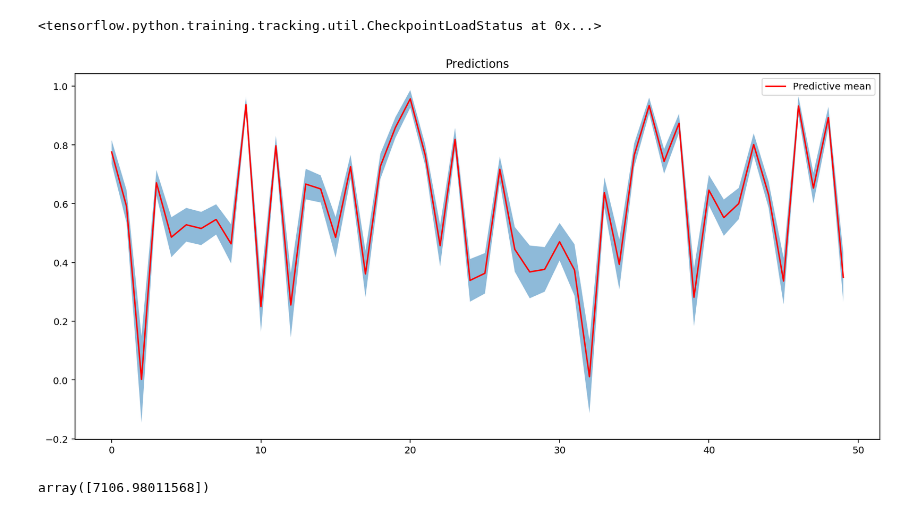
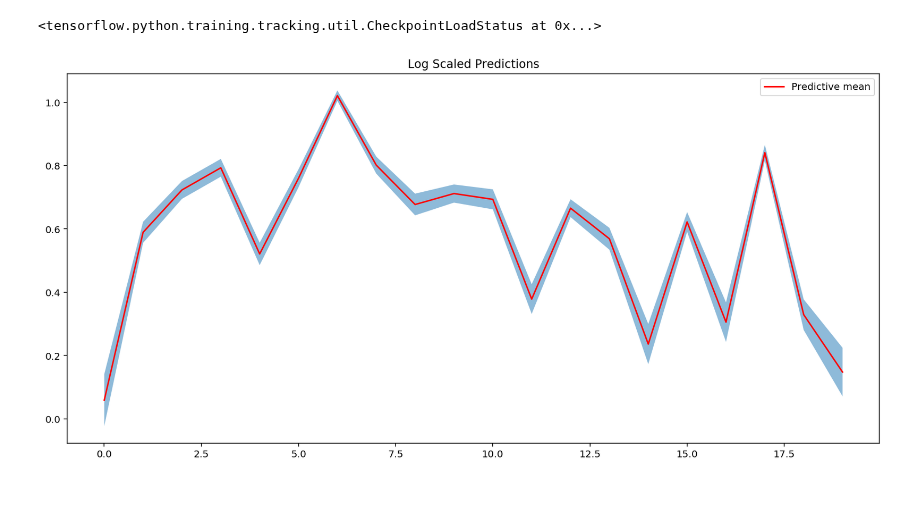
Before and after one commit to eric220/Grail, a Jupyter notebook: holy_grail_model.ipynb, the cells around one changed output. Saved outputs shown, nothing was run; the diff lists cells and outputs as text; code cells hidden in the pictures.

```diff
--- a/holy_grail_model.ipynb
+++ b/holy_grail_model.ipynb
@@ -75,7 +75,7 @@ def prior_trainable(kernel_size, bias_size=0, dtype=None):
 # %%
 df, scaler, continuous_cols = utils.xform_data(pd.read_csv('task.csv'))
 # %%
-permuts = utils.get_permutations(pd.read_csv('task.csv'), 50)
+permuts = utils.get_permutations(pd.read_csv('task.csv'), 100)
 # %%
 x_train = df.drop(['log_Target'], axis = 1)
 y_train = df['log_Target']
@@ -192,7 +192,7 @@ model.load_weights('bnn_weights')
 # %% [output]
 <tensorflow.python.training.tracking.util.CheckpointLoadStatus at 0x...>
 # %%
-data_to_test = permuts
+data_to_test = permuts[:20]
 # %%
 import tqdm
 y_pred_list = []
@@ -209,13 +209,13 @@ y_sigmas = np.std(y_pred_list, axis = 1)
 y_sigmas = y_sigmas.reshape(len(data_to_test),)
 y_means = y_means.reshape(len(data_to_test),)
 # %%
-idx = range(len(data_to_test))
+idx = range(len(data_to_test[:]))
 plt.figure(figsize = (15, 7))
-#plt.plot(idx, y_train[:len(data_to_test)], 'black', marker = '+')
-plt.plot(idx, y_means[:len(data_to_test)], 'r-', label='Predictive mean');
-plt.fill_between(idx, y_means[:len(data_to_test)] + 3 * y_sigmas[:len(data_to_test)],
-                 y_means[:len(data_to_test)] - 3 * y_sigmas[:len(data_to_test)], alpha=0.5)
+#plt.plot(idx, y_train[:], 'black', marker = '+', label = 'Ground Truth')
+plt.plot(idx, y_means[:], 'r-', label='Predictive mean');
+plt.fill_between(idx, y_means[:] + 2 * y_sigmas[:],
+                 y_means[:] - 2 * y_sigmas[:], alpha=0.5)
 plt.legend()
-plt.title('Predictions');
+plt.title('Log Scaled Predictions');
 # %% [output]
-[figure, old version]
+[figure, new version]
@@ -224,4 +221,0 @@ scaled_t = scaler.inverse_transform(t)
-# %%
-np.exp(scaled_t[0][-1:])
-# %% [output]
-array([7106.98011568])
```
Also changed, not shown: parts of 6 cells of this notebook, 1 other file.
